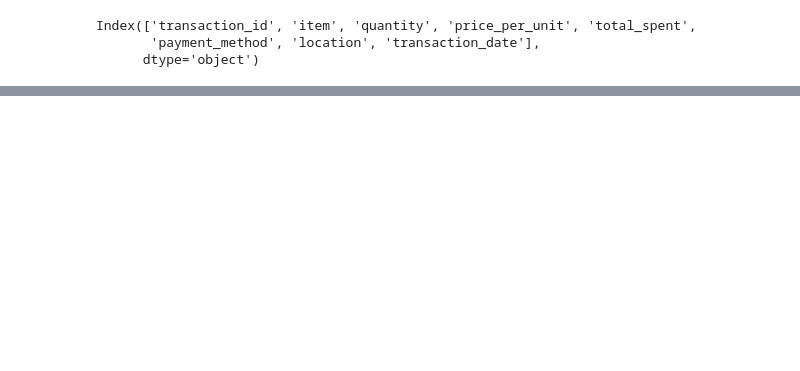
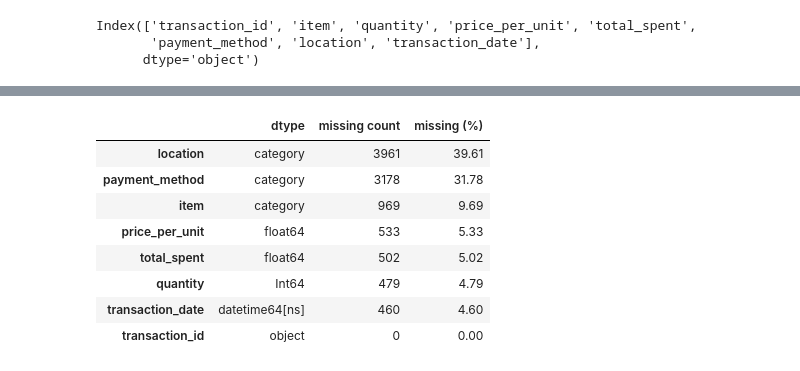
Before and after one commit to Alister44/Cafe_Sales_Analysis, a Jupyter notebook: data_cleaning.ipynb, the cells around one changed output, grey strips where cells are left out. Saved outputs shown, nothing was run; the diff lists cells and outputs as text; code cells hidden in the pictures; blank space fills up the shorter version.

```diff
--- a/data_cleaning.ipynb
+++ b/data_cleaning.ipynb
@@ -137,0 +199,12 @@ Index(['transaction_id', 'item', 'quantity', 'price_per_unit', 'total_spent',
+# %%
+info_types_missVals(df)
+# %% [output]
+|  | dtype | missing count | missing (%) |
+| location | category | 3961 | 39.61 |
+| payment_method | category | 3178 | 31.78 |
+| item | category | 969 | 9.69 |
+| price_per_unit | float64 | 533 | 5.33 |
+| total_spent | float64 | 502 | 5.02 |
+| quantity | Int64 | 479 | 4.79 |
+| transaction_date | datetime64[ns] | 460 | 4.60 |
+| transaction_id | object | 0 | 0.00 |
```
Also changed, not shown: parts of 7 cells of this notebook.
